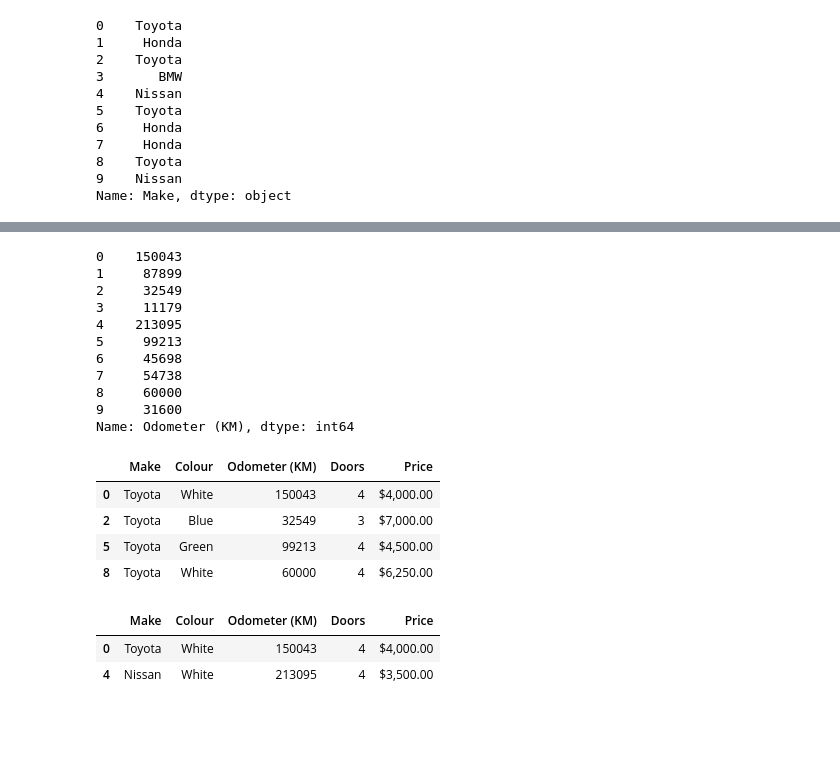
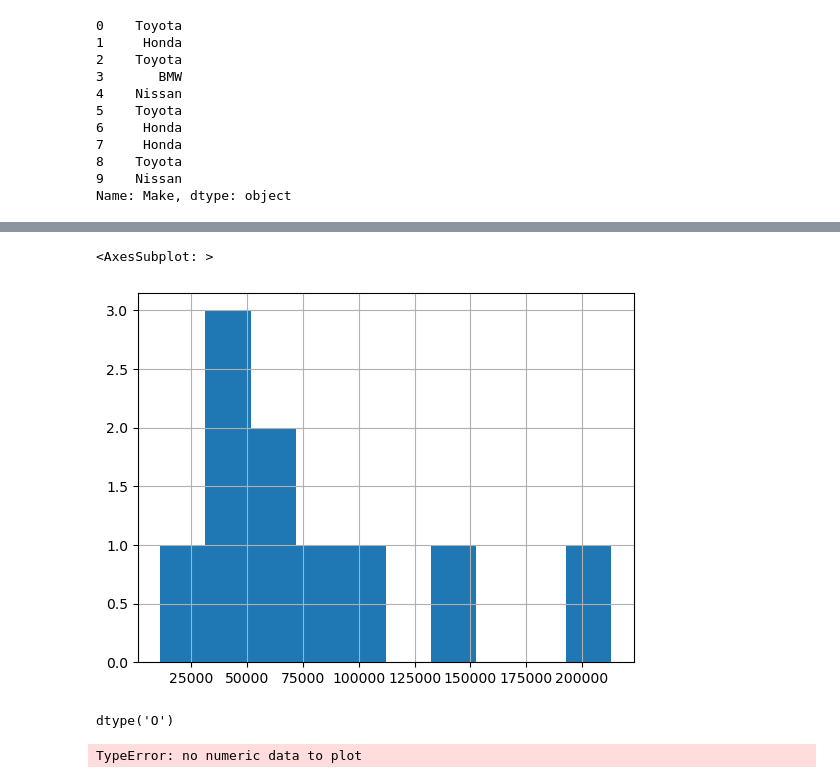
Before and after one commit to pcsmomo/data-science-ml-andrei, a Jupyter notebook: 06-pandas/02-selecting-view.ipynb, the cells around one changed output, grey strips where cells are left out. Cells and saved outputs as stored; diff of their text form; code cells hidden in the pictures; blank space fills up the shorter version.

```diff
--- a/06-pandas/02-selecting-view.ipynb
+++ b/06-pandas/02-selecting-view.ipynb
@@ -152,28 +157,13 @@ AttributeError: 'DataFrame' object has no attribute 'Odometer'
 # %%
-car_sales["Odometer (KM)"]
+car_sales["Odometer (KM)"].hist()
 # %% [output]
-0    150043
-1     87899
-2     32549
-3     11179
-4    213095
-5     99213
-6     45698
-7     54738
-8     60000
-9     31600
-Name: Odometer (KM), dtype: int64
+<AxesSubplot: >
+[figure, added]
-# %%
-car_sales[car_sales["Make"] == "Toyota"]
-# %% [output]
-|  | Make | Colour | Odometer (KM) | Doors | Price |
-| 0 | Toyota | White | 150043 | 4 | $4,000.00 |
-| 2 | Toyota | Blue | 32549 | 3 | $7,000.00 |
-| 5 | Toyota | Green | 99213 | 4 | $4,500.00 |
-| 8 | Toyota | White | 60000 | 4 | $6,250.00 |
-# %%
-car_sales[car_sales["Odometer (KM)"] > 100000]
-# %% [output]
-|  | Make | Colour | Odometer (KM) | Doors | Price |
-| 0 | Toyota | White | 150043 | 4 | $4,000.00 |
-| 4 | Nissan | White | 213095 | 4 | $3,500.00 |
+# %%
+car_sales["Price"].dtype
+# %% [output]
+dtype('O')
+# %%
+car_sales["Price"].plot()
+# %% [output]
+TypeError: no numeric data to plot
```
Also changed, not shown: parts of 9 cells of this notebook.
